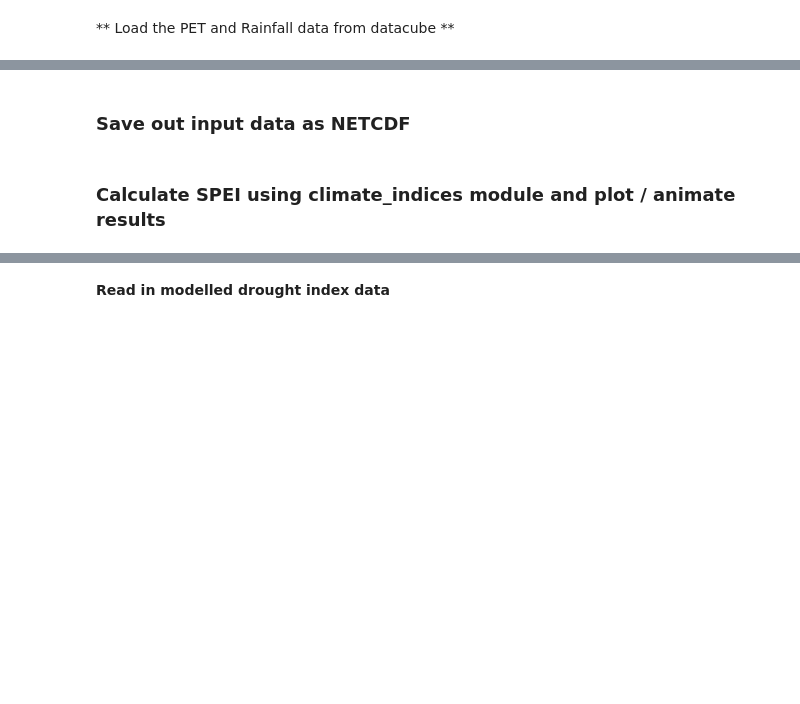
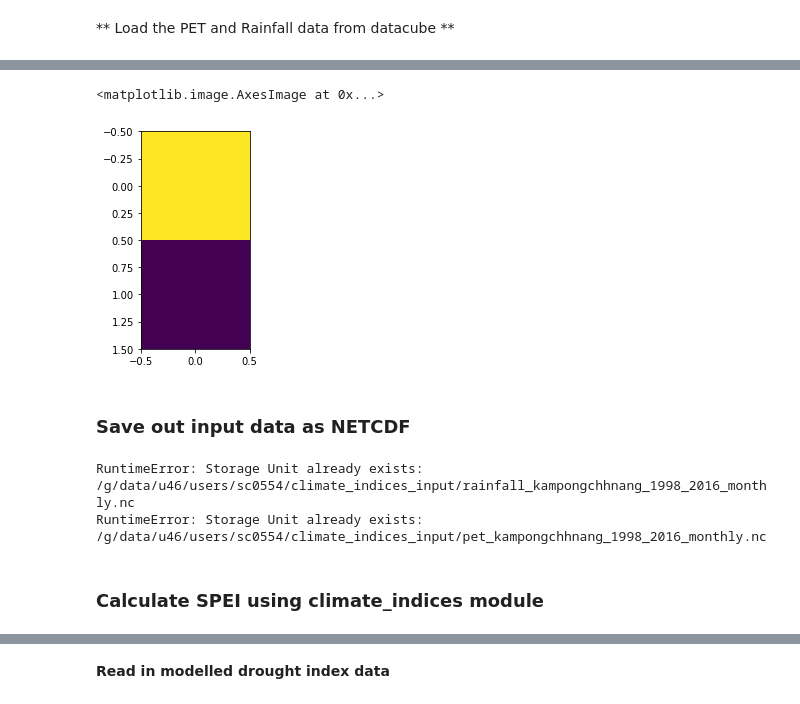
Before and after one commit to s-m-t-c/cambodia_cube, a Jupyter notebook: SPEI - Cambodia.ipynb, the cells around one changed output, grey strips where cells are left out. Cells and saved outputs as stored; diff of their text form; code cells hidden in the pictures; blank space fills up the shorter version.

```diff
--- a/SPEI - Cambodia.ipynb
+++ b/SPEI - Cambodia.ipynb
@@ -1020,9 +1045,17 @@ monthly_environmental_data['pet'].pet.mean(dim = ['latitude', 'longitude']).plot
+# %%
+plt.imshow(monthly_environmental_data['rainfall'].rainfall.isel(time=3))
+# %% [output]
+<matplotlib.image.AxesImage at 0x...>
+[figure, added]
 # %% [markdown]
 ### Save out input data as NETCDF
 # %%
 for key, data in monthly_environmental_data.items():
-    write_your_netcdf(data = data, dataset_name = key, filename = '/g/data/u46/users/sc0554/climate_indices_input/{0}_cambodia_1998_2016_monthly.nc'.format(key), crs = data.crs)
+    write_your_netcdf(data = data, dataset_name = key, filename = '/g/data/u46/users/sc0554/climate_indices_input/{0}_kampongchhnang_1998_2016_monthly.nc'.format(key), crs = data.crs)
 #SPEI_input_grouped.to_netcdf(path = '/g/data/u46/users/sc0554/climate_indices_input/rainfalltest98_16.nc', format = 'NETCDF4')
+# %% [output]
+RuntimeError: Storage Unit already exists: /g/data/u46/users/sc0554/climate_indices_input/rainfall_kampongchhnang_1998_2016_monthly.nc
+RuntimeError: Storage Unit already exists: /g/data/u46/users/sc0554/climate_indices_input/pet_kampongchhnang_1998_2016_monthly.nc
 # %% [markdown]
-### Calculate SPEI using climate_indices module and plot / animate results
+### Calculate SPEI using climate_indices module
 # %%
```
Also changed, not shown: parts of 54 cells of this notebook, 1 other file.
